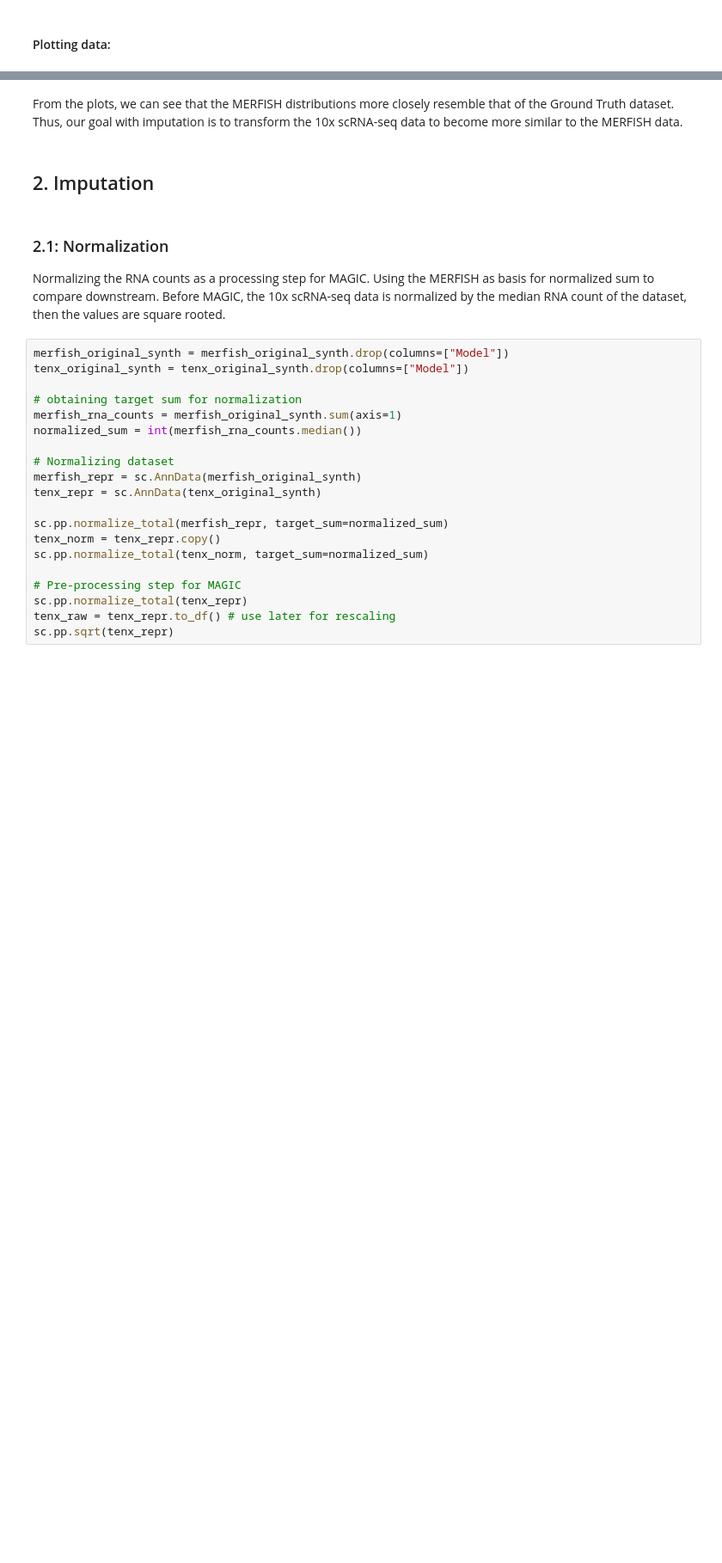
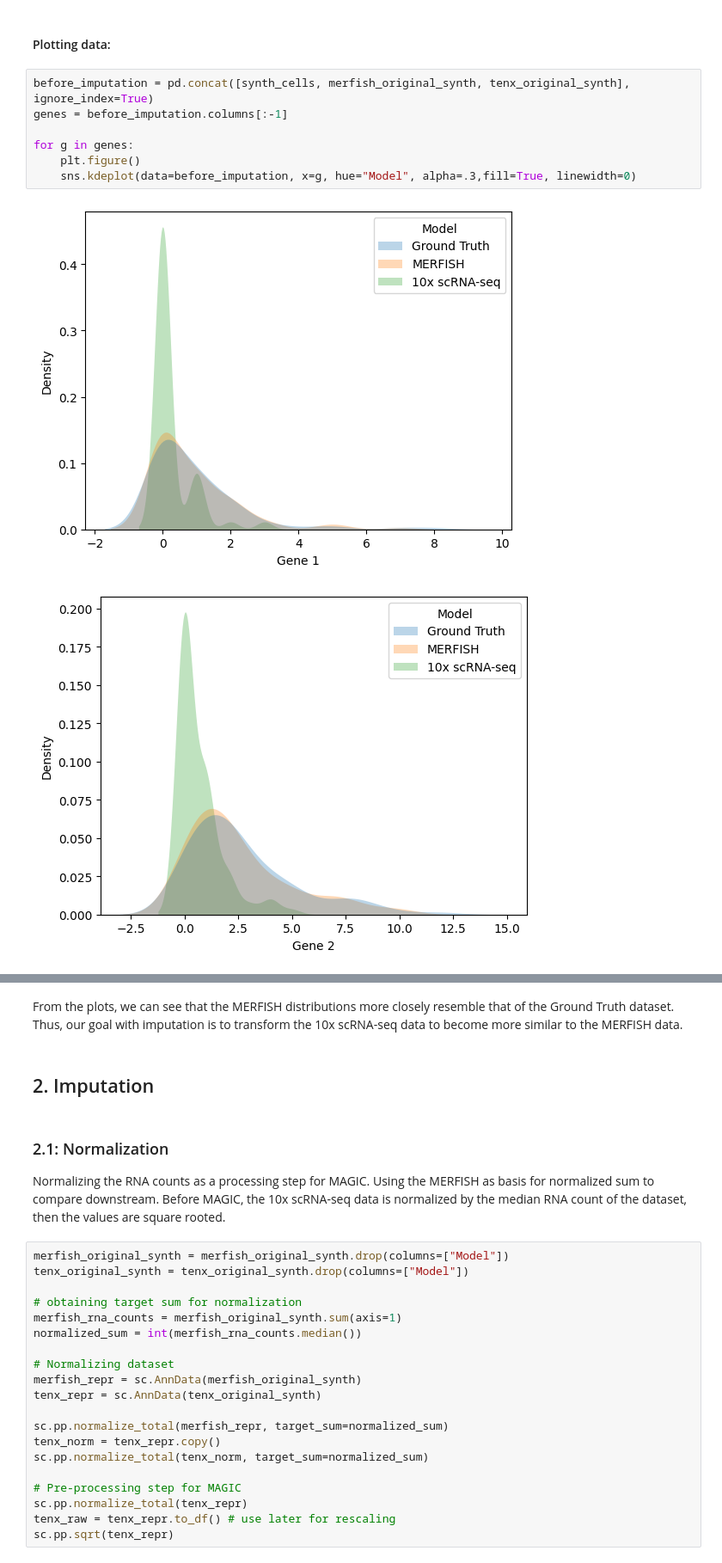
Before and after one commit to saulvegasauceda/blog, a Jupyter notebook: _sources/notebooks.ipynb, the cells around one changed output, grey strips where cells are left out. Shown at 86% size. Drawn from its saved outputs; the diff is of its cells as text; blank space fills up the shorter version.

```diff
--- a/_sources/notebooks.ipynb
+++ b/_sources/notebooks.ipynb
@@ -170,2 +170,12 @@ tenx_original_synth
 # %% [markdown]
 #### Plotting data:
+# %%
+before_imputation = pd.concat([synth_cells, merfish_original_synth, tenx_original_synth], ignore_index=True)
+genes = before_imputation.columns[:-1]
+
+for g in genes:
+    plt.figure()
+    sns.kdeplot(data=before_imputation, x=g, hue="Model", alpha=.3,fill=True, linewidth=0)
+# %% [output]
+[figure, added]
+[figure, added]
```
Also changed, not shown: parts of 6 cells of this notebook, 32 other files.
